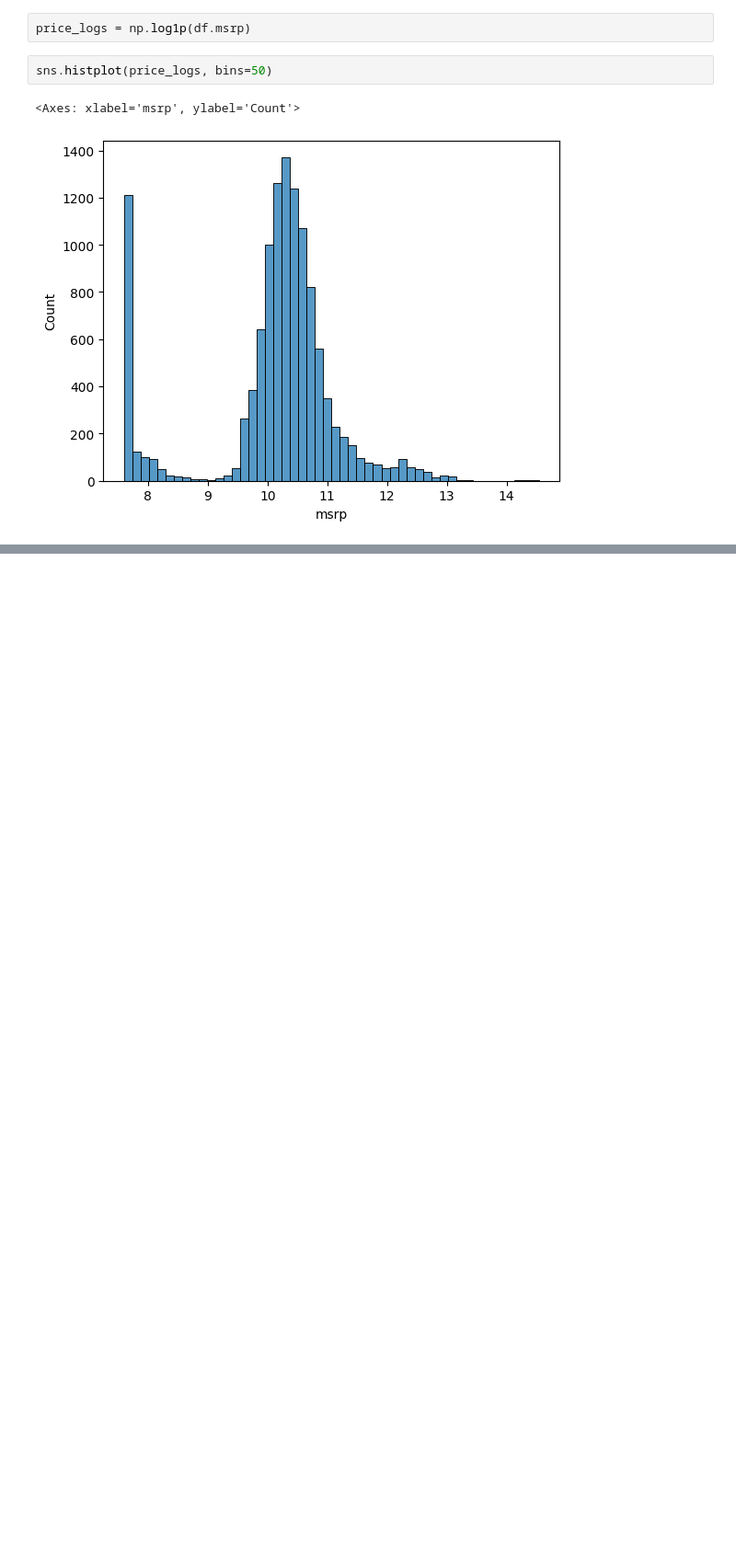
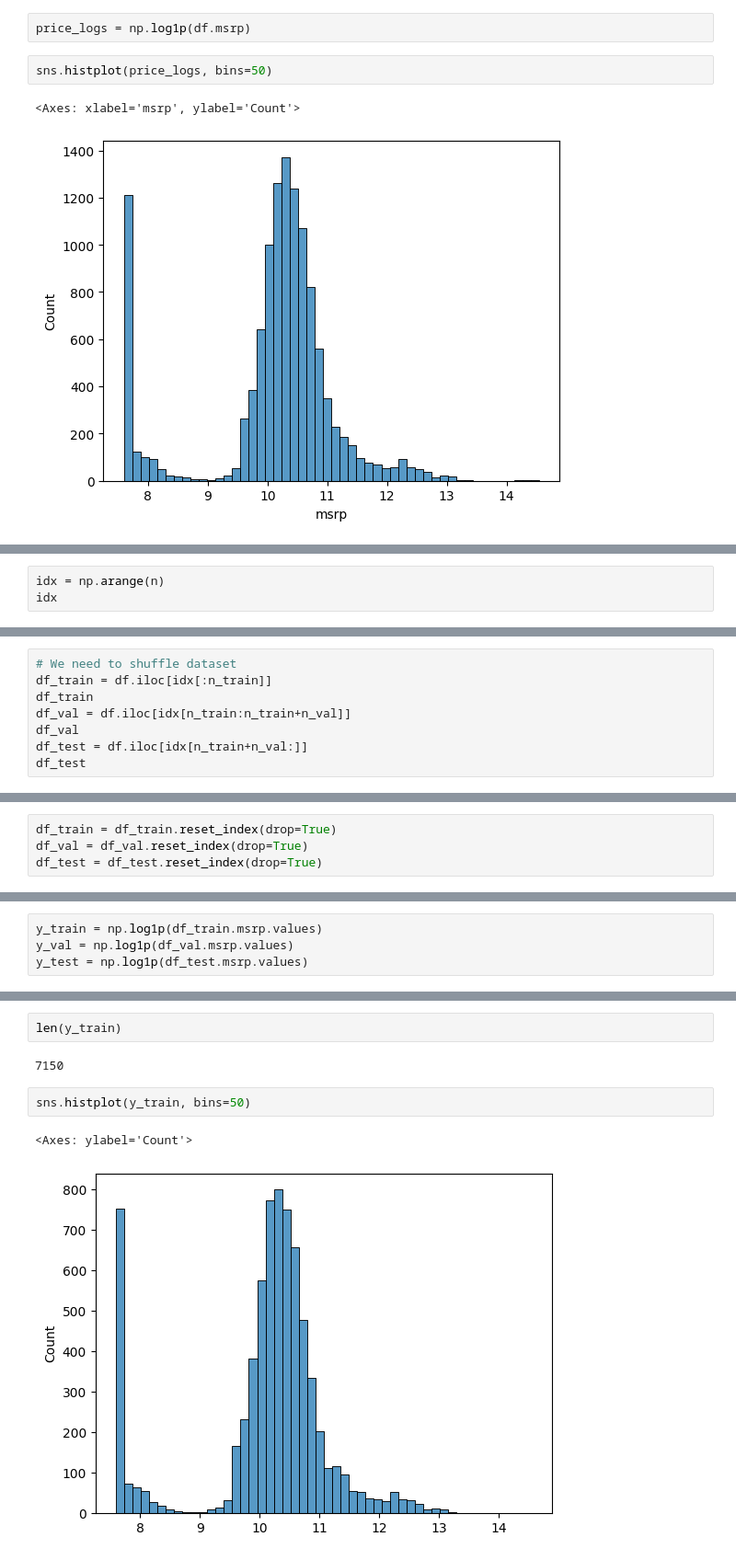
Before and after one commit to thePaulCode/machine-learning-zoomcamp, a Jupyter notebook: 02-regression/notebook-homework.ipynb, the cells around one changed output, grey strips where cells are left out. Shown at 92% size. Drawn from its saved outputs; the diff is of its cells as text; blank space fills up the shorter version.

```diff
--- a/02-regression/notebook-homework.ipynb
+++ b/02-regression/notebook-homework.ipynb
@@ -207,0 +454,3 @@ dtype: int64
+# %%
+idx = np.arange(n)
+idx
@@ -207,0 +466,8 @@ dtype: int64
+# %%
+# We need to shuffle dataset
+df_train = df.iloc[idx[:n_train]]
+df_train
+df_val = df.iloc[idx[n_train:n_train+n_val]]
+df_val
+df_test = df.iloc[idx[n_train+n_val:]]
+df_test
@@ -207,0 +501,4 @@ dtype: int64
+# %%
+df_train = df_train.reset_index(drop=True)
+df_val = df_val.reset_index(drop=True)
+df_test = df_test.reset_index(drop=True)
@@ -207,0 +514,4 @@ dtype: int64
+# %%
+y_train = np.log1p(df_train.msrp.values)
+y_val = np.log1p(df_val.msrp.values)
+y_test = np.log1p(df_test.msrp.values)
@@ -207,0 +530,9 @@ dtype: int64
+# %%
+len(y_train)
+# %% [output]
+7150
+# %%
+sns.histplot(y_train, bins=50)
+# %% [output]
+<Axes: ylabel='Count'>
+[figure, added]
```
Also changed, not shown: parts of 47 cells of this notebook.
